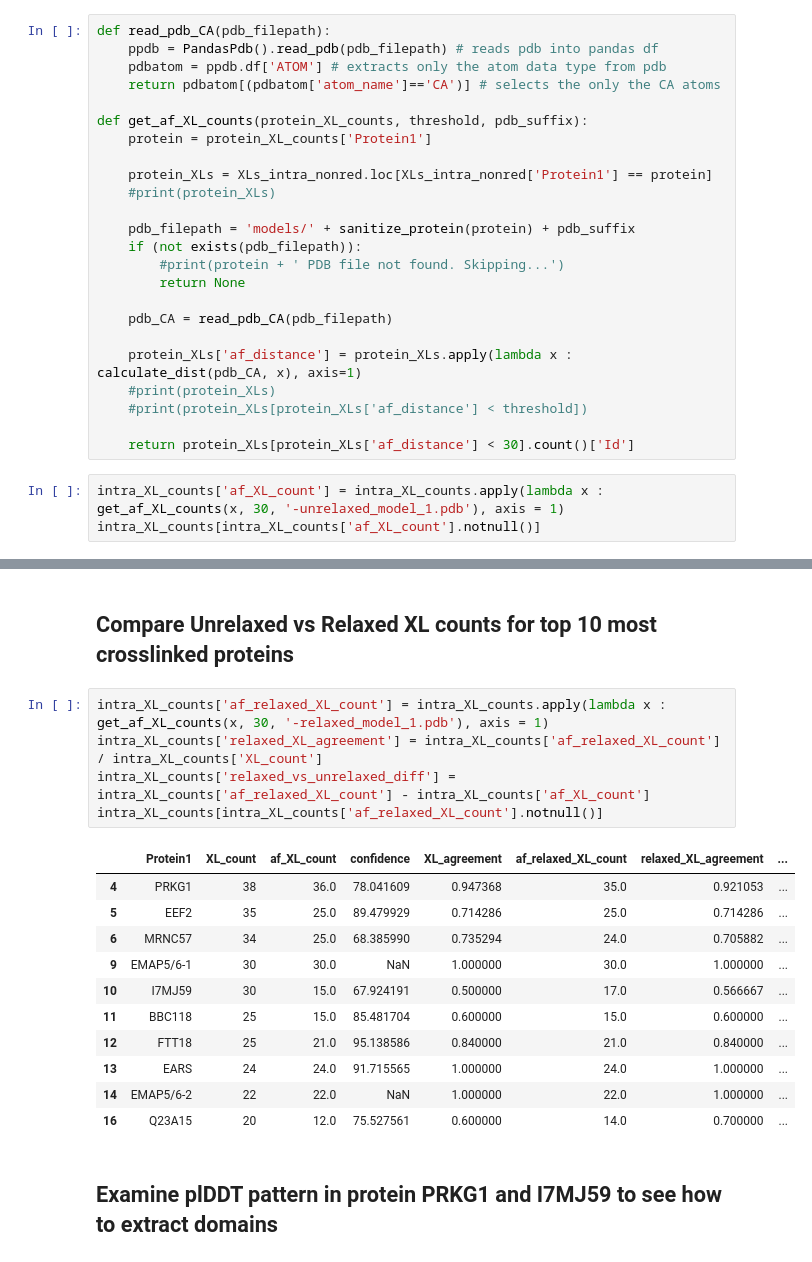
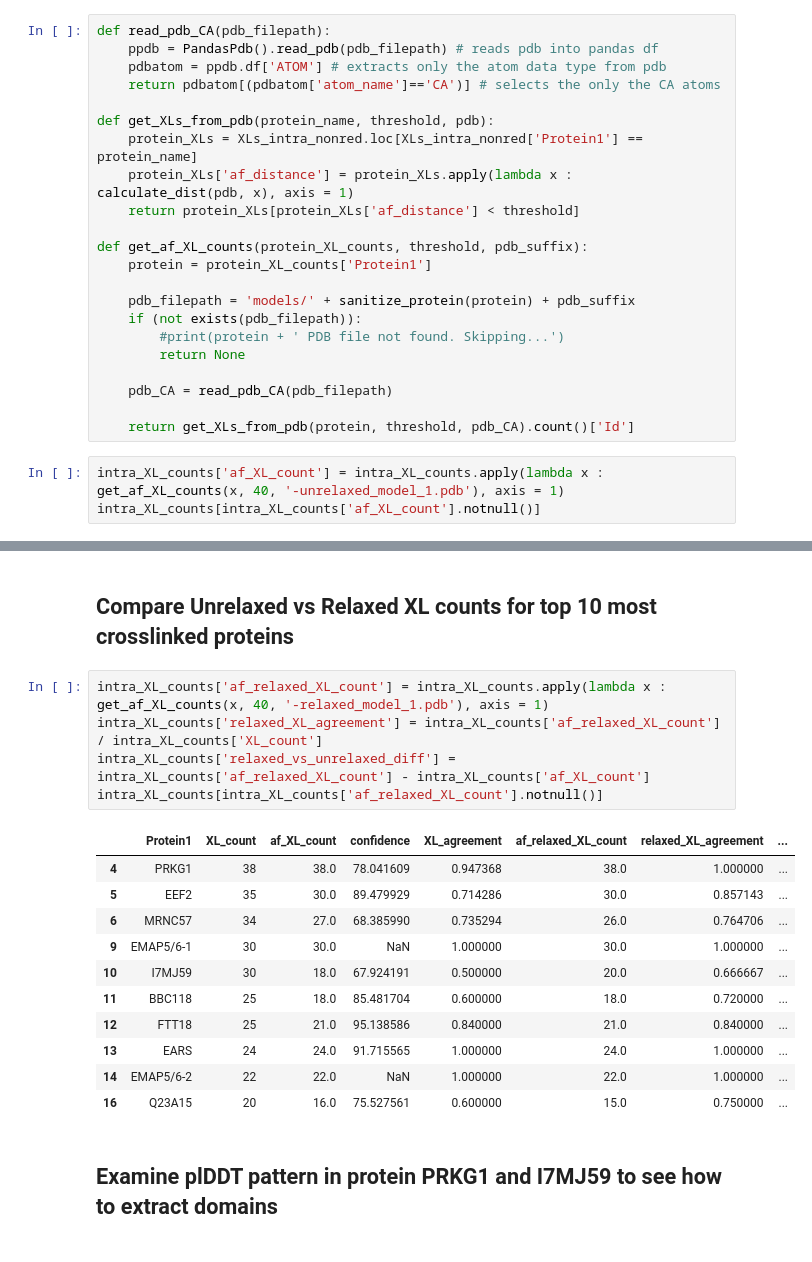
Before and after one commit to epenning/crosslinking, a Jupyter notebook: compare_crosslinks.ipynb, the cells around one changed output, grey strips where cells are left out. Cells and saved outputs as stored; diff of their text form.

```diff
--- a/compare_crosslinks.ipynb
+++ b/compare_crosslinks.ipynb
@@ -68,11 +68,13 @@ def read_pdb_CA(pdb_filepath):
     pdbatom = ppdb.df['ATOM'] # extracts only the atom data type from pdb
     return pdbatom[(pdbatom['atom_name']=='CA')] # selects the only the CA atoms
 
+def get_XLs_from_pdb(protein_name, threshold, pdb):
+    protein_XLs = XLs_intra_nonred.loc[XLs_intra_nonred['Protein1'] == protein_name]
+    protein_XLs['af_distance'] = protein_XLs.apply(lambda x : calculate_dist(pdb, x), axis = 1)
+    return protein_XLs[protein_XLs['af_distance'] < threshold]
+
 def get_af_XL_counts(protein_XL_counts, threshold, pdb_suffix):
     protein = protein_XL_counts['Protein1']
-
-    protein_XLs = XLs_intra_nonred.loc[XLs_intra_nonred['Protein1'] == protein]
-    #print(protein_XLs)
 
     pdb_filepath = 'models/' + sanitize_protein(protein) + pdb_suffix
     if (not exists(pdb_filepath)):
@@ -81,12 +83,8 @@ def get_af_XL_counts(protein_XL_counts, threshold, pdb_suffix):
 
     pdb_CA = read_pdb_CA(pdb_filepath)
 
-    protein_XLs['af_distance'] = protein_XLs.apply(lambda x : calculate_dist(pdb_CA, x), axis=1)
-    #print(protein_XLs)
-    #print(protein_XLs[protein_XLs['af_distance'] < threshold])
-
-    return protein_XLs[protein_XLs['af_distance'] < 30].count()['Id']
+    return get_XLs_from_pdb(protein, threshold, pdb_CA).count()['Id']
 # %%
-intra_XL_counts['af_XL_count'] = intra_XL_counts.apply(lambda x : get_af_XL_counts(x, 30, '-unrelaxed_model_1.pdb'), axis = 1)
+intra_XL_counts['af_XL_count'] = intra_XL_counts.apply(lambda x : get_af_XL_counts(x, 40, '-unrelaxed_model_1.pdb'), axis = 1)
 intra_XL_counts[intra_XL_counts['af_XL_count'].notnull()]
 # %% [output]
@@ -160,22 +158,22 @@ sns.regplot(x = intra_XL_counts['XL_agreement'], y = intra_XL_counts['confidence
 # %% [markdown]
 ## Compare Unrelaxed vs Relaxed XL counts for top 10 most crosslinked proteins
 # %%
-intra_XL_counts['af_relaxed_XL_count'] = intra_XL_counts.apply(lambda x : get_af_XL_counts(x, 30, '-relaxed_model_1.pdb'), axis = 1)
+intra_XL_counts['af_relaxed_XL_count'] = intra_XL_counts.apply(lambda x : get_af_XL_counts(x, 40, '-relaxed_model_1.pdb'), axis = 1)
 intra_XL_counts['relaxed_XL_agreement'] = intra_XL_counts['af_relaxed_XL_count'] / intra_XL_counts['XL_count']
 intra_XL_counts['relaxed_vs_unrelaxed_diff'] = intra_XL_counts['af_relaxed_XL_count'] - intra_XL_counts['af_XL_count']
 intra_XL_counts[intra_XL_counts['af_relaxed_XL_count'].notnull()]
 # %% [output]
 |  | Protein1 | XL_count | af_XL_count | confidence | XL_agreement | af_relaxed_XL_count | relaxed_XL_agreement | ... |
-| 4 | PRKG1 | 38 | 36.0 | 78.041609 | 0.947368 | 35.0 | 0.921053 | ... |
-| 5 | EEF2 | 35 | 25.0 | 89.479929 | 0.714286 | 25.0 | 0.714286 | ... |
-| 6 | MRNC57 | 34 | 25.0 | 68.385990 | 0.735294 | 24.0 | 0.705882 | ... |
+| 4 | PRKG1 | 38 | 38.0 | 78.041609 | 0.947368 | 38.0 | 1.000000 | ... |
+| 5 | EEF2 | 35 | 30.0 | 89.479929 | 0.714286 | 30.0 | 0.857143 | ... |
+| 6 | MRNC57 | 34 | 27.0 | 68.385990 | 0.735294 | 26.0 | 0.764706 | ... |
 | 9 | EMAP5/6-1 | 30 | 30.0 | NaN | 1.000000 | 30.0 | 1.000000 | ... |
-| 10 | I7MJ59 | 30 | 15.0 | 67.924191 | 0.500000 | 17.0 | 0.566667 | ... |
-| 11 | BBC118 | 25 | 15.0 | 85.481704 | 0.600000 | 15.0 | 0.600000 | ... |
+| 10 | I7MJ59 | 30 | 18.0 | 67.924191 | 0.500000 | 20.0 | 0.666667 | ... |
+| 11 | BBC118 | 25 | 18.0 | 85.481704 | 0.600000 | 18.0 | 0.720000 | ... |
 | 12 | FTT18 | 25 | 21.0 | 95.138586 | 0.840000 | 21.0 | 0.840000 | ... |
 | 13 | EARS | 24 | 24.0 | 91.715565 | 1.000000 | 24.0 | 1.000000 | ... |
 | 14 | EMAP5/6-2 | 22 | 22.0 | NaN | 1.000000 | 22.0 | 1.000000 | ... |
-| 16 | Q23A15 | 20 | 12.0 | 75.527561 | 0.600000 | 14.0 | 0.700000 | ... |
+| 16 | Q23A15 | 20 | 16.0 | 75.527561 | 0.600000 | 15.0 | 0.750000 | ... |
 # %% [markdown]
 ## Examine plDDT pattern in protein PRKG1 and I7MJ59 to see how to extract domains
 # %%
```
Also changed, not shown: parts of 14 cells of this notebook, 3 other files.
